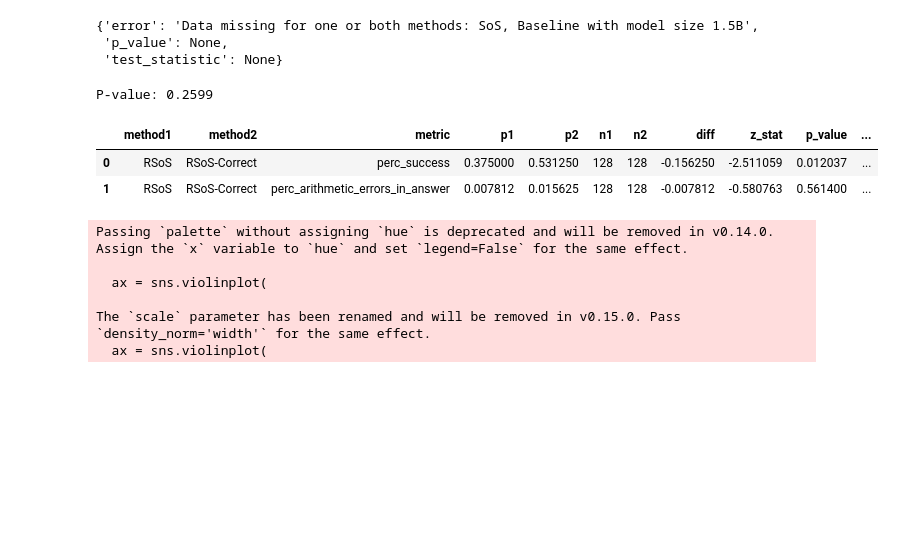
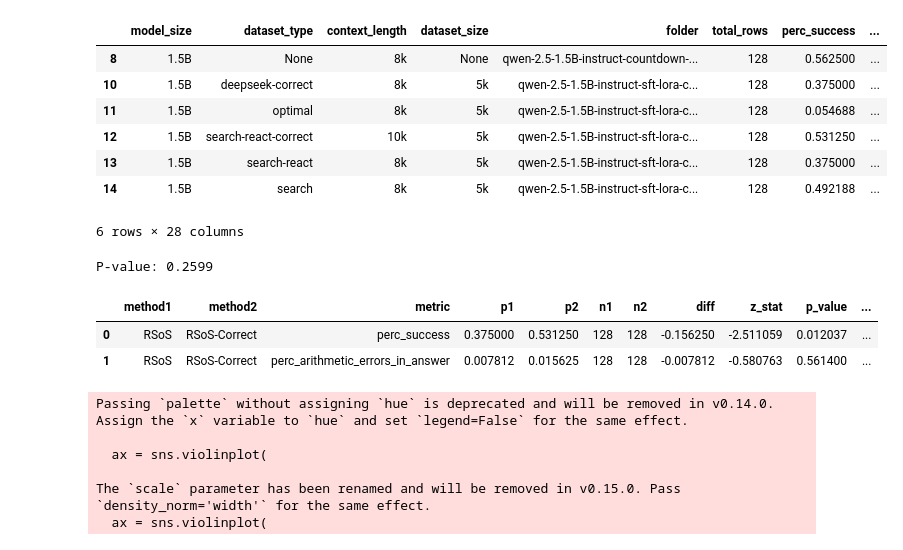
Before and after one commit to chloeli-15/stream-of-search, a Jupyter notebook: results/trajectory_analysis (3).ipynb, the cells around one changed output. Cells and saved outputs as stored; diff of their text form; code cells hidden in the pictures; blank space fills up the shorter version.

Commit message:
main results finalized

```diff
--- a/results/trajectory_analysis (3).ipynb
+++ b/results/trajectory_analysis (3).ipynb
@@ -457,6 +457,8 @@ def parse_model_filepath(filepath):
     context_match = re.search(r'seq(\d+k)', model_folder)
     if context_match:
         result["context_length"] = context_match.group(1)
+    elif "baseline" in model_folder:
+        result["context_length"] = "8k"
     else:
         result["context_length"] = "4k"  # Default to 4k if not found
 
@@ -473,7 +475,7 @@ def parse_model_filepath(filepath):
         "SoS": r"qwen-2\.5-[01]\.5B-instruct-sft-lora-countdown-search-seq\d+k-\d+k",
         "RSoS": r"qwen-2\.5-[01]\.5B-instruct-sft-lora-countdown-search-react-seq\d+k-\d+k",
         "RSoS-Correct": r"qwen-2\.5-[01]\.5B-instruct-sft-lora-countdown-search-react-correct-seq\d+k-\d+k",
-        "Distill": r"qwen-2\.5-[01]\.5B-instruct-sft-lora-countdown-deepseek-\d+k-\d+k"
+        "Distill": r"qwen-2\.5-[01]\.5B-instruct-sft-lora-countdown-deepseek-correct-seq\d+k-\d+k"
     }
 
     # Find matching method pattern
@@ -582,6 +584,8 @@ def process_json_files(base_dir):
     # Process each file to get individual trajectories
     all_trajectories = []
     for file_path in tqdm(test_files):
+        if "baseline" in file_path:
+            print("processing baseline")
         df = process_trajectories_to_dataframe(file_path)
         all_trajectories.append(df)
 
@@ -656,6 +660,15 @@ def process_json_files(base_dir):
                 "perc_incomplete_trajectories": total_has_formatting_issues_and_reach_max_tokens/total_rows,
                 "perc_formatting_issues": total_has_formatting_issues/total_rows,
                 "perc_has_no_solution": total_has_no_solution/total_rows,
+
+                "perc_arithmetic_errors_in_answer_over_error": total_has_arithmetic_error/(total_rows-total_is_valid),
+                "perc_sign_errors_in_answer_over_error": total_has_sign_error/(total_rows-total_is_valid),
+                "perc_using_invalid_numbers_over_error": total_has_invalid_number/(total_rows-total_is_valid),
+                "perc_mismatched_target_over_error": total_has_mismatched_target/(total_rows-total_is_valid),
+                "perc_incomplete_trajectories_over_error": total_has_formatting_issues_and_reach_max_tokens/(total_rows-total_is_valid),
+                "perc_formatting_issues_over_error": total_has_formatting_issues/(total_rows-total_is_valid),
+                "perc_has_no_solution_over_error": total_has_no_solution/(total_rows-total_is_valid),
+
                 "mean_perc_arithmetic_errors_in_full_trajectory": mean_percentage_arithmetic_error,
                 "max_token_count_occurrences": max_token_count_occurrences/total_rows,
                 "max_tokens": max_tokens,
@@ -747,7 +758,16 @@ metrics = [
     'perc_mismatched_target',
     'perc_incomplete_trajectories',
     'perc_formatting_issues',
-    'mean_perc_arithmetic_errors_in_full_trajectory'
+    'mean_perc_arithmetic_errors_in_full_trajectory',
+
+    "perc_arithmetic_errors_in_answer_over_error",
+    "perc_sign_errors_in_answer_over_error",
+    "perc_using_invalid_numbers_over_error",
+    "perc_mismatched_target_over_error",
+    "perc_incomplete_trajectories_over_error",
+    "perc_formatting_issues_over_error",
+    "perc_has_no_solution_over_error",
+
 ]
 
 # Define method order and colors
@@ -888,3 +898,14 @@ All plots saved to the 'images/' directory
+# %%
+filtered_df[filtered_df['model_size'] == size]
+# %% [output]
+|  | model_size | dataset_type | context_length | dataset_size | folder | total_rows | perc_success | ... |
+| 8 | 1.5B | None | 8k | None | qwen-2.5-1.5B-instruct-countdown-... | 128 | 0.562500 | ... |
+| 10 | 1.5B | deepseek-correct | 8k | 5k | qwen-2.5-1.5B-instruct-sft-lora-c... | 128 | 0.375000 | ... |
+| 11 | 1.5B | optimal | 8k | 5k | qwen-2.5-1.5B-instruct-sft-lora-c... | 128 | 0.054688 | ... |
+| 12 | 1.5B | search-react-correct | 10k | 5k | qwen-2.5-1.5B-instruct-sft-lora-c... | 128 | 0.531250 | ... |
+| 13 | 1.5B | search-react | 8k | 5k | qwen-2.5-1.5B-instruct-sft-lora-c... | 128 | 0.375000 | ... |
+| 14 | 1.5B | search | 8k | 5k | qwen-2.5-1.5B-instruct-sft-lora-c... | 128 | 0.492188 | ... |
+6 rows × 28 columns
 # %%
 from scipy import stats
 from statsmodels.stats import proportion
@@ -1002,12 +1023,6 @@ def compare_all_methods(df, methods, metrics, model_size='1.5B'):
                     results.append(result)
 
     return pd.DataFrame(results)
-# %%
-result
-# %% [output]
-{'error': 'Data missing for one or both methods: SoS, Baseline with model size 1.5B',
- 'p_value': None,
- 'test_statistic': None}
 # %%
 # Compare two specific methods on success rate
 result = compare_methods(filtered_df, 'SoS', 'Baseline', 'perc_success')
```
Also changed, not shown: parts of 6 cells of this notebook, 36 other files.
